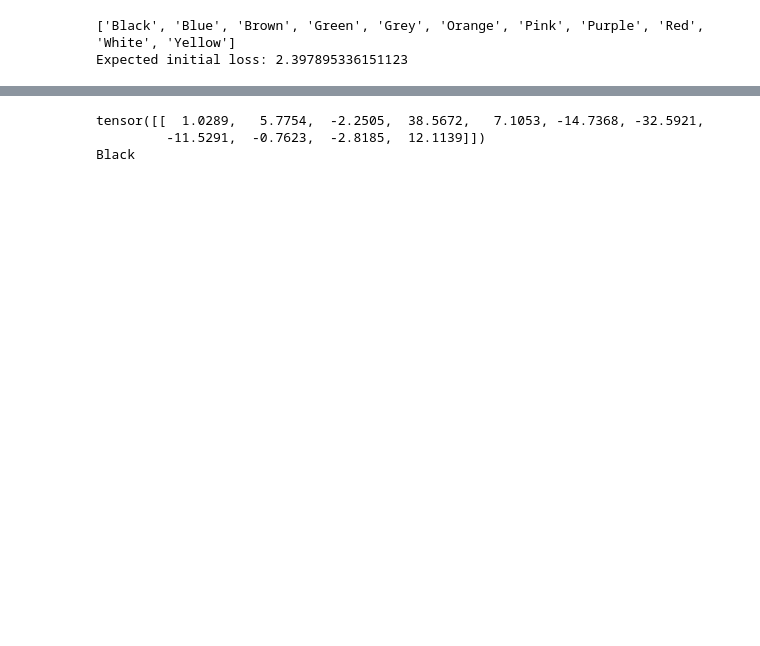
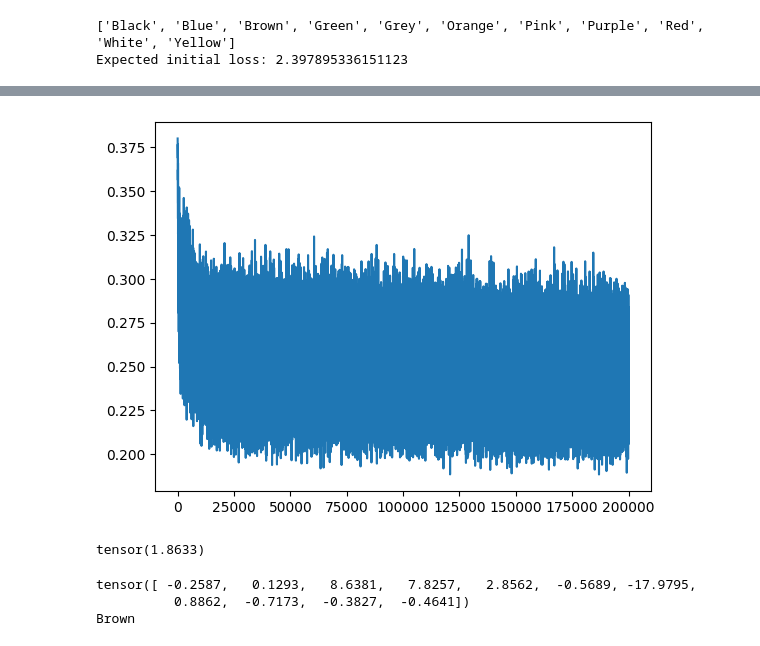
Before and after one commit to nlicitra/deep-learning-experiments, a Jupyter notebook: colors/colors.ipynb, the cells around one changed output, grey strips where cells are left out. Saved outputs shown, nothing was run; the diff lists cells and outputs as text; code cells hidden in the pictures; blank space fills up the shorter version.

```diff
--- a/colors/colors.ipynb
+++ b/colors/colors.ipynb
@@ -26,16 +24,22 @@ print(f"Expected initial loss: {-torch.tensor(1/len(categories)).log()}")
 Expected initial loss: 2.397895336151123
 # %%
 # Initialization
-
 inputs = torch.tensor(rgb).float()
 labels = F.one_hot(torch.tensor(colors_enc)).float()
 print(inputs.shape, labels.shape)
+
+# split training and test sets
+split_idx = int(len(rgb) * 0.9)
+trainX, trainY = inputs[:split_idx], labels[:split_idx]
+valX, valY = inputs[split_idx:], labels[split_idx:]
+print(trainX.shape, valX.shape)
 
 hidden_layer_dim = 50
 
 W1 = torch.randn((3, hidden_layer_dim)) * 0.4 # * (5/3)/(3**0.5)
 B1 = torch.randn((hidden_layer_dim)) * 0.1
 W2 = torch.randn((hidden_layer_dim, labels.shape[1])) * 0.01
+B2 = torch.randn((labels.shape[1])) * 0.0
 
 # BatchNorm parameters
 bngain = torch.ones((1, hidden_layer_dim))
@@ -43,7 +47,7 @@ bnbias = torch.zeros((1, hidden_layer_dim))
 bnmean_running = torch.zeros((1, hidden_layer_dim))
 bnstd_running = torch.ones((1, hidden_layer_dim))
 
-parameters = [W1, B1, W2, bngain, bnbias]
+parameters = [W1, B1, W2, B2]#, bngain, bnbias]
 for p in parameters:
     p.requires_grad = True
 # %% [output]
@@ -51,20 +56,30 @@ torch.Size([5052, 3]) torch.Size([5052, 11])
 # %%
 epochs = 100000
 batch_size = 32
+loss_history = []
+sat_history = []
 
 for i in range(epochs):
-    bix = torch.randint(0, inputs.shape[0], (batch_size,))
-    batch_input, batch_labels = inputs[bix], labels[bix]
+    bix = torch.randint(0, trainX.shape[0], (batch_size,))
+    batch_input, batch_labels = trainX[bix], trainY[bix]
+
     hpreact = batch_input @ W1 + B1
-    bnmeani = hpreact.mean(0, keepdim=True)
-    bnstdi = hpreact.std(0, keepdim=True)
-    hpreact = bngain * (hpreact - bnmeani) / bnstdi + bnbias
-    with torch.no_grad():
-        bnmean_running = 0.999 * bnmean_running + 0.001 * bnmeani
-        bnstd_running = 0.999 * bnstd_running + 0.001 * bnstdi
+
+    # bnmeani = hpreact.mean(0, keepdim=True)
+    # bnstdi = hpreact.std(0, keepdim=True)
+    # hpreact = bngain * (hpreact - bnmeani) / bnstdi + bnbias
+    # with torch.no_grad():
+    #     bnmean_running = 0.999 * bnmean_running + 0.001 * bnmeani
+    #     bnstd_running = 0.999 * bnstd_running + 0.001 * bnstdi
+
     h = torch.tanh(hpreact) # hidden layer
-    logits = h @ W2
+    X = h.abs().view(-1)
+    sat_history.append(len(X[X >= 0.99])/len(X))
+
+    logits = h @ W2 + B2
+
     loss = F.cross_entropy(logits.softmax(dim=1), batch_labels)
+    loss_history.append(loss.log10().item())
 
     if i % 10000 == 0:
         print(loss)
@@ -106,8 +102,24 @@ with torch.no_grad():
+# %%
+plt.plot(range(len(loss_history)), loss_history);
+# %% [output]
+[figure, added]
+# %%
+with torch.no_grad():
+  hpreact = valX @ W1 + B1
+  # hpreact = bngain * (hpreact - bnmean_running) / bnstd_running + bnbias
+  h = torch.tanh(hpreact)
+  logits = h @ W2 + B2
+  probs = logits.softmax(dim=1)
+  loss = F.cross_entropy(probs, valY)
+  print(loss)
+  # plt.hist(hpreact.view(-1).tolist(), 50);
+# %% [output]
+tensor(1.8633)
 # %%
 with torch.no_grad():
-  color = torch.tensor([0,255,0]).float() / 255
+  color = torch.tensor([38,37,36]).float() / 255
   hpreact = color @ W1 + B1
-  hpreact = bngain * (hpreact - bnmean_running) / bnstd_running + bnbias
+  # hpreact = bngain * (hpreact - bnmean_running) / bnstd_running + bnbias
   h = torch.tanh(hpreact)
   logits = h @ W2
   print(logits)
@@ -117,6 +129,6 @@ with torch.no_grad():
   # plt.pie([1], colors=[color]);
   # plt.pie(probs, labels=categories, colors=categories);
 # %% [output]
-tensor([[  1.0289,   5.7754,  -2.2505,  38.5672,   7.1053, -14.7368, -32.5921,
-         -11.5291,  -0.7623,  -2.8185,  12.1139]])
-Black
+tensor([ -0.2587,   0.1293,   8.6381,   7.8257,   2.8562,  -0.5689, -17.9795,
+          0.8862,  -0.7173,  -0.3827,  -0.4641])
+Brown
```
Also changed, not shown: parts of 7 cells of this notebook.
